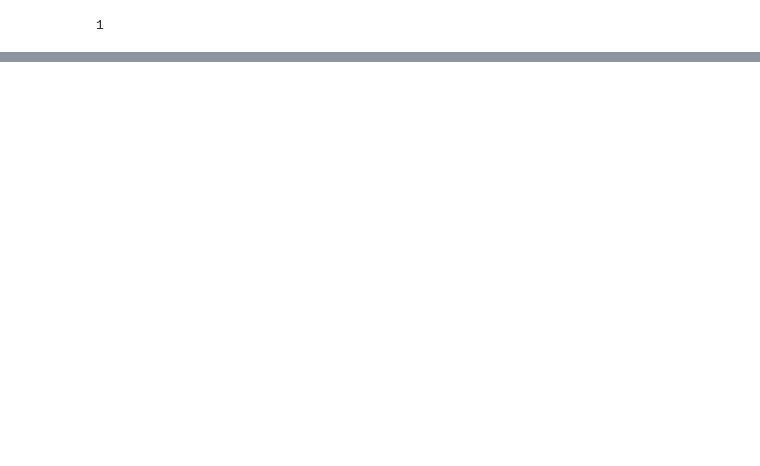
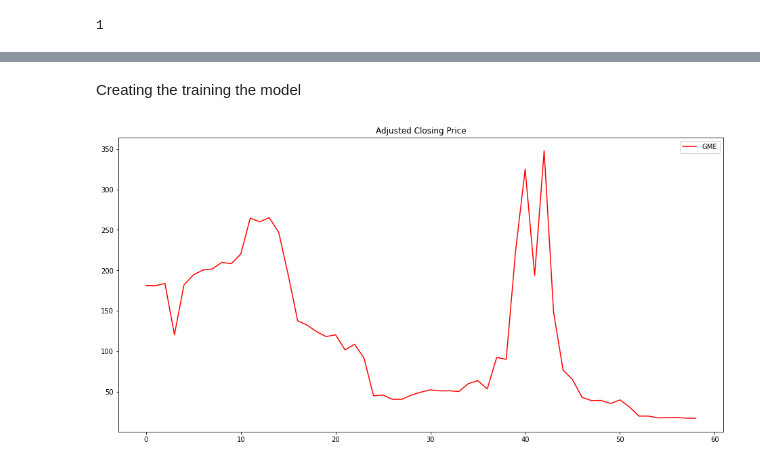
Before and after one commit to JayBlaine/WSBAI, a Jupyter notebook: WSBAI.ipynb, the cells around one changed output, grey strips where cells are left out. Cells and saved outputs as stored; diff of their text form; code cells hidden in the pictures; blank space fills up the shorter version.

Commit message:
Completed data read, initial model implementations

```diff
--- a/WSBAI.ipynb
+++ b/WSBAI.ipynb
@@ -255,0 +256,2 @@ print(1)
+# %% [markdown]
+Creating the training the model
@@ -255,0 +267,8 @@ print(1)
+# %%
+graphStonks = pd.read_csv("./stonkdata.csv")
+
+graphStonks.head()
+graphStonks['Close'].plot(label='GME', figsize=(16, 8), title='Adjusted Closing Price', color='red')
+plt.legend();
+# %% [output]
+[figure, added]
```
Also changed, not shown: parts of 9 cells of this notebook.
